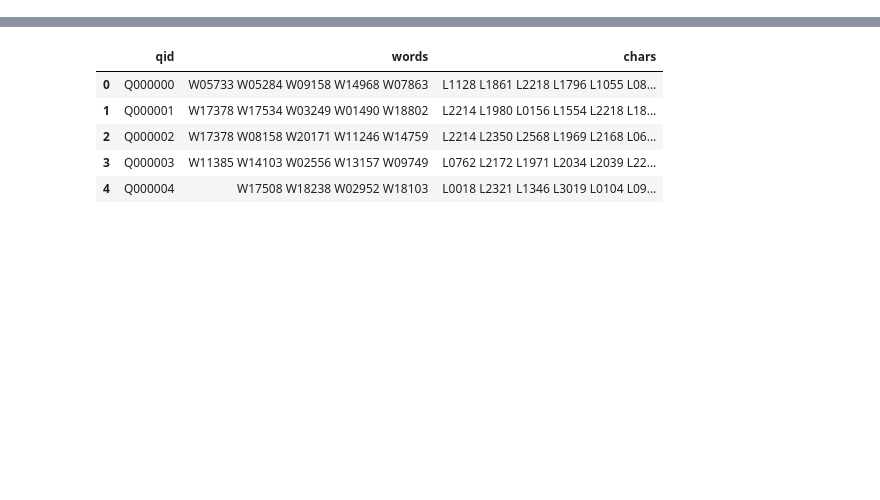
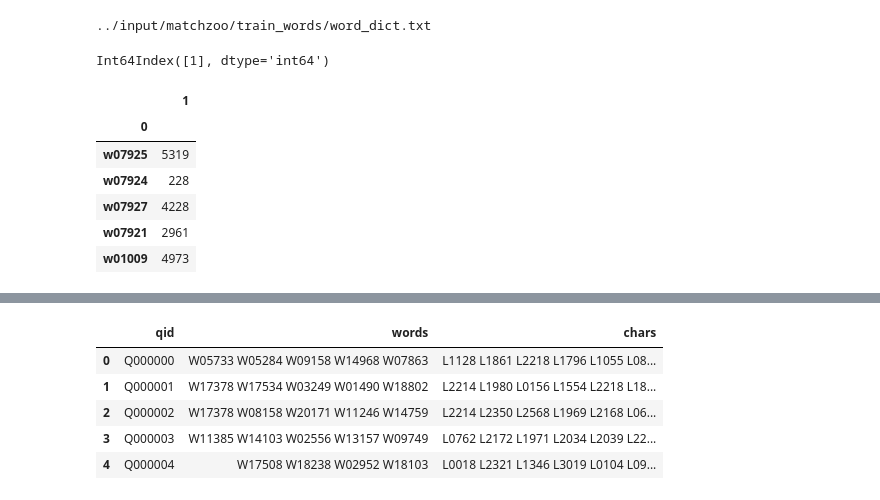
Before and after one commit to Fengjun-Wang/mirror_question_pair, a Jupyter notebook: scripts/Glove.ipynb, the cells around one changed output, grey strips where cells are left out. Cells and saved outputs as stored; diff of their text form; code cells hidden in the pictures; blank space fills up the shorter version.

```diff
--- a/scripts/Glove.ipynb
+++ b/scripts/Glove.ipynb
@@ -10,0 +13,24 @@ from sklearn.metrics import pairwise
+# %%
+word_emb_path = '../input/word_embed.txt'
+mode='train'
+words_or_chars='words'
+basedir = '../input/matchzoo/{0}_{1}'.format(mode, words_or_chars)
+dict_path = os.path.join(basedir, 'word_dict.txt')
+print dict_path
+dict_file = pd.read_csv(dict_path, delim_whitespace=True, index_col=0, header=None)
+# %% [output]
+../input/matchzoo/train_words/word_dict.txt
+# %%
+dict_file.columns
+# %% [output]
+Int64Index([1], dtype='int64')
+# %%
+dict_file.head(5)
+# %% [output]
+|  | 1 |
+| 0 |  |
+| w07925 | 5319 |
+| w07924 | 228 |
+| w07927 | 4228 |
+| w07921 | 2961 |
+| w01009 | 4973 |
```
Also changed, not shown: parts of 8 cells of this notebook, 10 other files.
